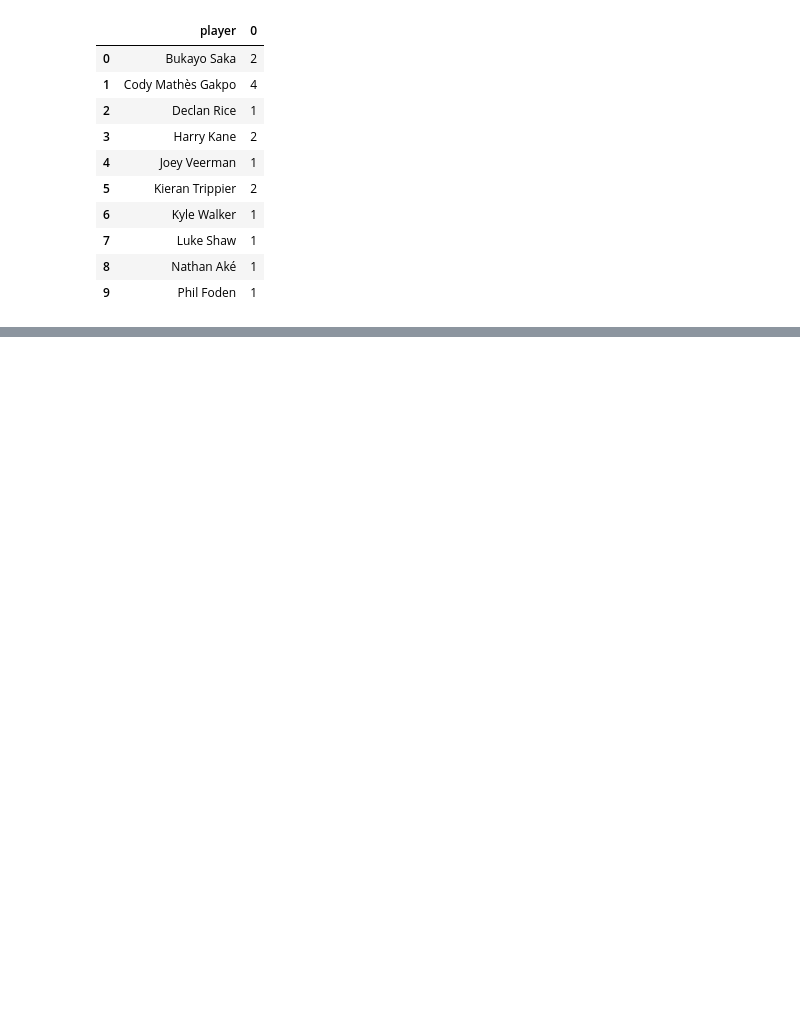
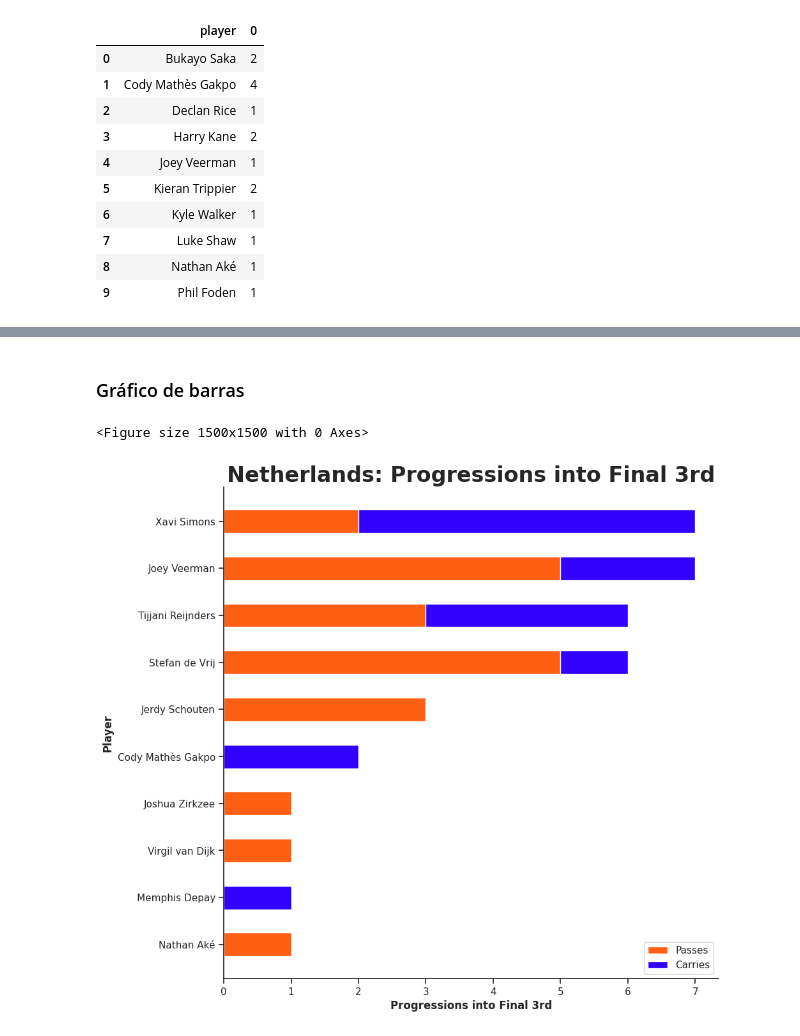
Before and after one commit to cayopereira/eurocopa-2024, a Jupyter notebook: scripts/specific_player.ipynb, the cells around one changed output, grey strips where cells are left out. Saved outputs shown, nothing was run; the diff lists cells and outputs as text; code cells hidden in the pictures; blank space fills up the shorter version.

```diff
--- a/scripts/specific_player.ipynb
+++ b/scripts/specific_player.ipynb
@@ -379,0 +439,20 @@ crosses_df
+# %%
+f3rd_carries=match_events[(match_events.type=="Carry")&(match_events.x<80)&(match_events.carry_end_x>80)&(match_events.team==team)]
+
+f3rd_carries_count=f3rd_carries.groupby('player').size().reset_index()
+
+f3rd_carries_count.rename(columns={f3rd_carries_count.columns[1]: "Carries" }, inplace = True)
+# %%
+# Passes e conduções no mesmo dataframe
+df_passes_carries = pd.merge(f3rd_passes_count, f3rd_carries_count,
+                    how="outer", on=["player"])
+# Preenchendo os valores nulos com 0
+df_passes_carries = df_passes_carries.fillna(0)
+
+# Criando uma coluna com a soma dos passes e conduções
+df_passes_carries['Total'] = df_passes_carries['Passes'] + df_passes_carries['Carries']
+
+
+df_passes_carries.sort_values(by='Total', ascending=False, inplace=True)
+
+df_passes_carries
@@ -379,0 +471,33 @@ crosses_df
+# %% [markdown]
+### Gráfico de barras
+# %%
+pass_colour='#FF5F13'
+carry_colour='#3101FF'
+
+#sort to get lowest values first (so that it plots in the correct order on our bar chart)
+df_passes_carries.sort_values(by='Total', ascending=True, inplace=True)
+
+#include only relevant columns
+barchart_df=df_passes_carries[["player", "Passes", "Carries"]]
+
+
+#create figure and set some style parameters
+plt.figure(figsize = (15,15))
+sns.set(rc={'axes.facecolor':'white', 'figure.facecolor':'white'})
+sns.set_style("ticks")
+
+#create bar chart
+barchart_df.set_index('player').plot(kind='barh', stacked=True,color=[pass_colour, carry_colour],legend=True,figsize=(10,10))
+
+#add chart labels and title
+plt.xlabel(xlabel="Progressions into Final 3rd",fontdict = { 'fontsize': 12, 'weight':'semibold'})
+plt.ylabel(ylabel="Player",fontdict = { 'fontsize': 12, 'weight':'semibold'})
+plt.title(f"{team}: Progressions into Final 3rd",fontdict = { 'fontsize': 24, 'weight':'bold'})
+
+#keep two axes
+sns.despine(top=True, right=True, left=False, bottom=False)
+plt.autoscale()
+plt.show()
+# %% [output]
+<Figure size 1500x1500 with 0 Axes>
+[figure, added]
```
Also changed, not shown: parts of 18 cells of this notebook.
